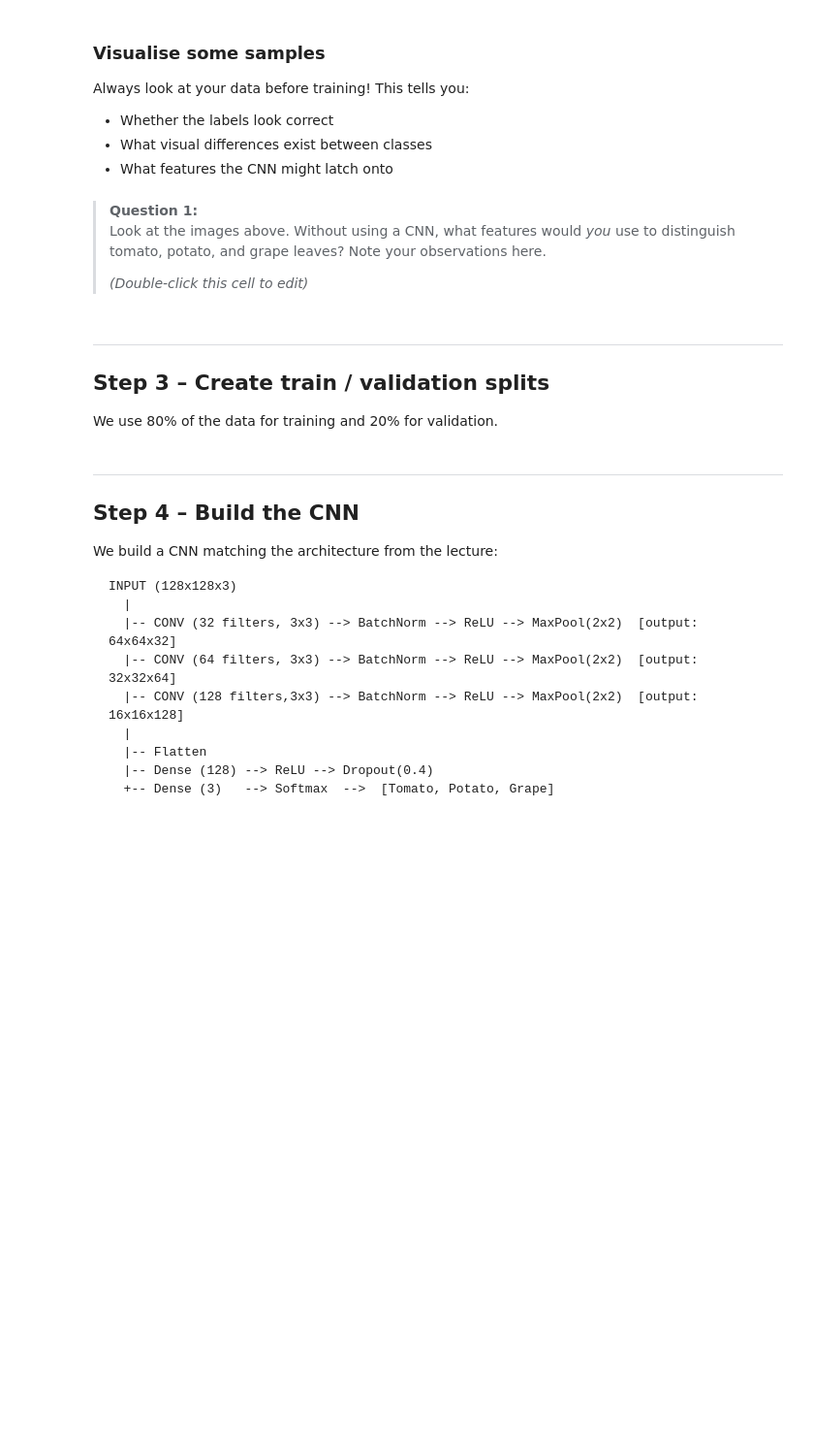
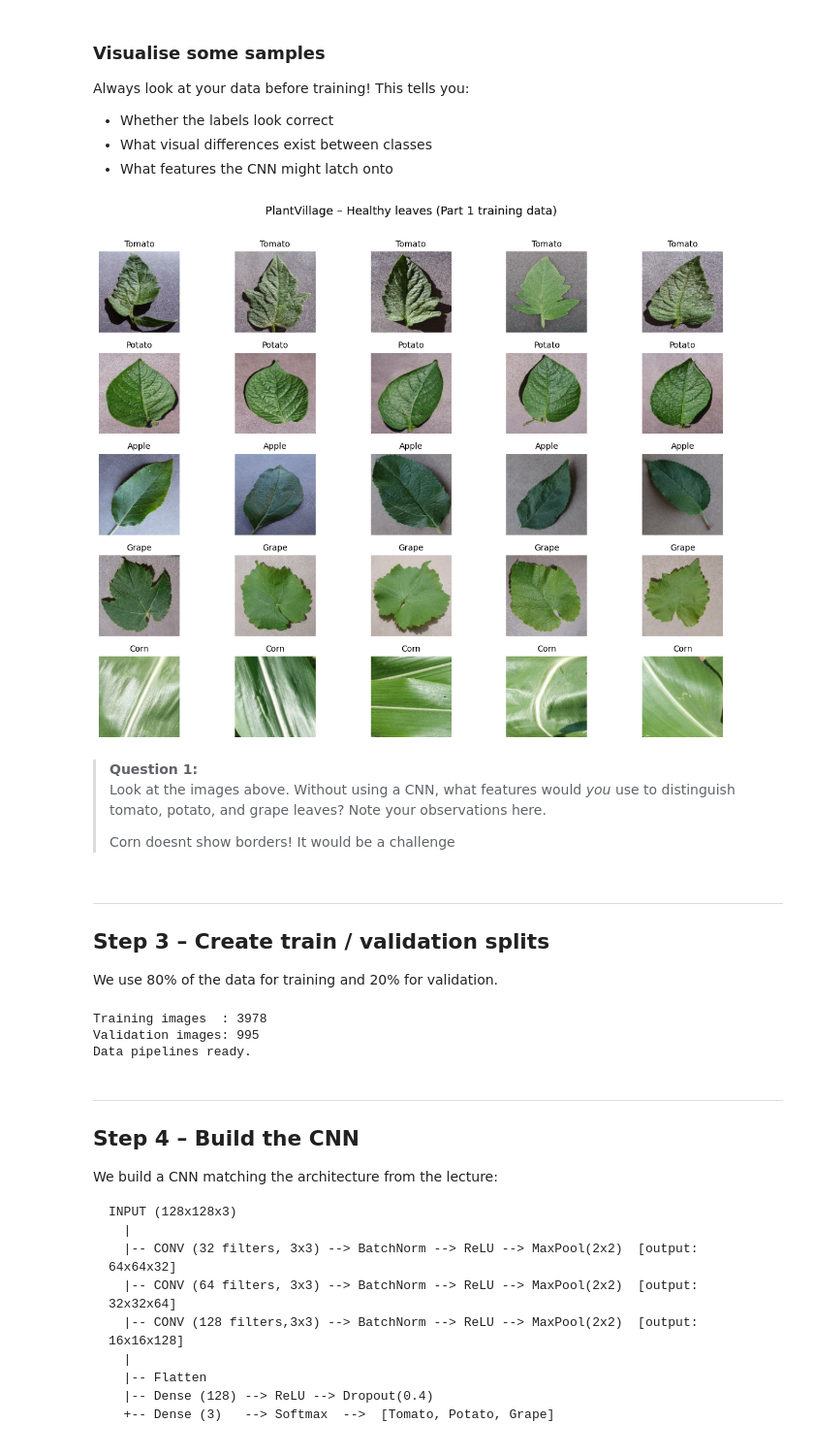
Before and after one commit to cmunozr/2026_I_AI_GU, a Jupyter notebook: Exercises/ex2_part1_species_classification.ipynb, the cells around one changed output. Shown at 97% size. Saved outputs shown, nothing was run; the diff lists cells and outputs as text; code cells hidden in the pictures; blank space fills up the shorter version.

```diff
--- a/Exercises/ex2_part1_species_classification.ipynb
+++ b/Exercises/ex2_part1_species_classification.ipynb
@@ -89,16 +115,19 @@ tomato_healthy = find_label_index(['tomato', 'healthy'])
 potato_healthy = find_label_index(['potato', 'healthy'])
 apple_healthy  = find_label_index(['apple',  'healthy'])
 grape_healthy  = find_label_index(['grape',  'healthy'])
+corn_healthy = find_label_index(['corn',  'healthy'])
 
 print('Tomato healthy:', tomato_healthy)
 print('Potato healthy:', potato_healthy)
 print('Apple healthy :', apple_healthy)
 print('Grape healthy :', grape_healthy)
+print('Corn healthy:', corn_healthy)
 
 IDX_TOMATO = tomato_healthy[0][0]
 IDX_POTATO = potato_healthy[0][0]
 IDX_APPLE  = apple_healthy[0][0]
 IDX_GRAPE  = grape_healthy[0][0]
+IDX_CORN = corn_healthy[0][0]
 
-NEW_CLASS_NAMES = ['Tomato', 'Potato', 'Apple', 'Grape']
-print(f'\nNew labels -> 0: {NEW_CLASS_NAMES[0]}, 1: {NEW_CLASS_NAMES[1]}, 2: {NEW_CLASS_NAMES[2]}, , 3: {NEW_CLASS_NAMES[3]}')
+NEW_CLASS_NAMES = ['Tomato', 'Potato', 'Apple', 'Grape', 'Corn']
+print(f'\nNew labels -> 0: {NEW_CLASS_NAMES[0]}, 1: {NEW_CLASS_NAMES[1]}, 2: {NEW_CLASS_NAMES[2]}, 3: {NEW_CLASS_NAMES[3]}, 4: {NEW_CLASS_NAMES[4]},')
@@ -118,20 +155,22 @@ AUTOTUNE   = tf.data.AUTOTUNE
 
 def filter_and_preprocess(image, label):
     """
-    Keep only the three healthy classes, resize, normalise, and re-label.
+    Keep only the healthy classes, resize, normalise, and re-label.
     Returns (image, new_label, keep_flag).
     """
     keep = tf.reduce_any([
         tf.equal(label, IDX_TOMATO),
         tf.equal(label, IDX_POTATO),
         tf.equal(label, IDX_APPLE),
-        tf.equal(label, IDX_GRAPE)
+        tf.equal(label, IDX_GRAPE),
+        tf.equal(label, IDX_CORN)
     ])
 
     new_label = tf.constant(0, dtype=tf.int64)   # default: tomato
     new_label = tf.where(tf.equal(label, IDX_POTATO), tf.constant(1, dtype=tf.int64), new_label)
     new_label = tf.where(tf.equal(label, IDX_APPLE),  tf.constant(2, dtype=tf.int64), new_label)
     new_label = tf.where(tf.equal(label, IDX_GRAPE),  tf.constant(3, dtype=tf.int64), new_label)
+    new_label = tf.where(tf.equal(label, IDX_CORN),  tf.constant(4, dtype=tf.int64), new_label)
 
     image = tf.image.resize(image, [IMG_SIZE, IMG_SIZE])
     image = tf.cast(image, tf.float32) / 255.0
@@ -141,7 +180,7 @@ ds_filtered = ds_full.map(filter_and_preprocess, num_parallel_calls=AUTOTUNE)
 ds_filtered = ds_filtered.filter(lambda img, lbl, keep: keep)
 ds_filtered = ds_filtered.map(lambda img, lbl, keep: (img, lbl))
 
-counts = {0: 0, 1: 0, 2: 0, 3:0}
+counts = {0: 0, 1: 0, 2: 0, 3:0, 4:0}
 for _, lbl in ds_filtered:
     counts[int(lbl.numpy())] += 1
 
@@ -157,31 +204,33 @@ Always look at your data before training! This tells you:
 - What visual differences exist between classes
 - What features the CNN might latch onto
 # %%
-examples = {0: [], 1: [], 2: [], 3: []}
+examples = {0: [], 1: [], 2: [], 3: [], 4:[]}
 for img, lbl in ds_filtered:
     lbl_int = int(lbl.numpy())
-    if len(examples[lbl_int]) < 4:
+    if len(examples[lbl_int]) < 5:
         examples[lbl_int].append(img.numpy())
-    if all(len(v) == 4 for v in examples.values()):
+    if all(len(v) == 5 for v in examples.values()):
         break
 
-fig, axes = plt.subplots(4, 4, figsize=(12, 9))
+fig, axes = plt.subplots(5, 5, figsize=(12, 9))
 fig.suptitle('PlantVillage – Healthy leaves (Part 1 training data)', fontsize=14, y=1.01)
 
 for row, name in enumerate(NEW_CLASS_NAMES):
-    for col in range(4):
+    for col in range(5):
         ax = axes[row, col]
         ax.imshow(examples[row][col])
         ax.set_title(name, fontsize=10)
         ax.axis('off')
 
 plt.tight_layout()
 plt.show()
+# %% [output]
+[figure, added]
 # %% [markdown]
 > **Question 1:**
 > Look at the images above. Without using a CNN, what features would *you* use to distinguish tomato, potato, and grape leaves? Note your observations here.
 >
-> *(Double-click this cell to edit)*
+> Corn doesnt show borders! It would be a challenge
 # %% [markdown]
 ---
 ## Step 3 – Create train / validation splits
@@ -217,6 +266,10 @@ ds_val = (
     .prefetch(AUTOTUNE)
 )
 print('Data pipelines ready.')
+# %% [output]
+Training images  : 3978
+Validation images: 995
+Data pipelines ready.
 # %% [markdown]
 ---
 ## Step 4 – Build the CNN
```
Also changed, not shown: parts of 13 cells of this notebook.
